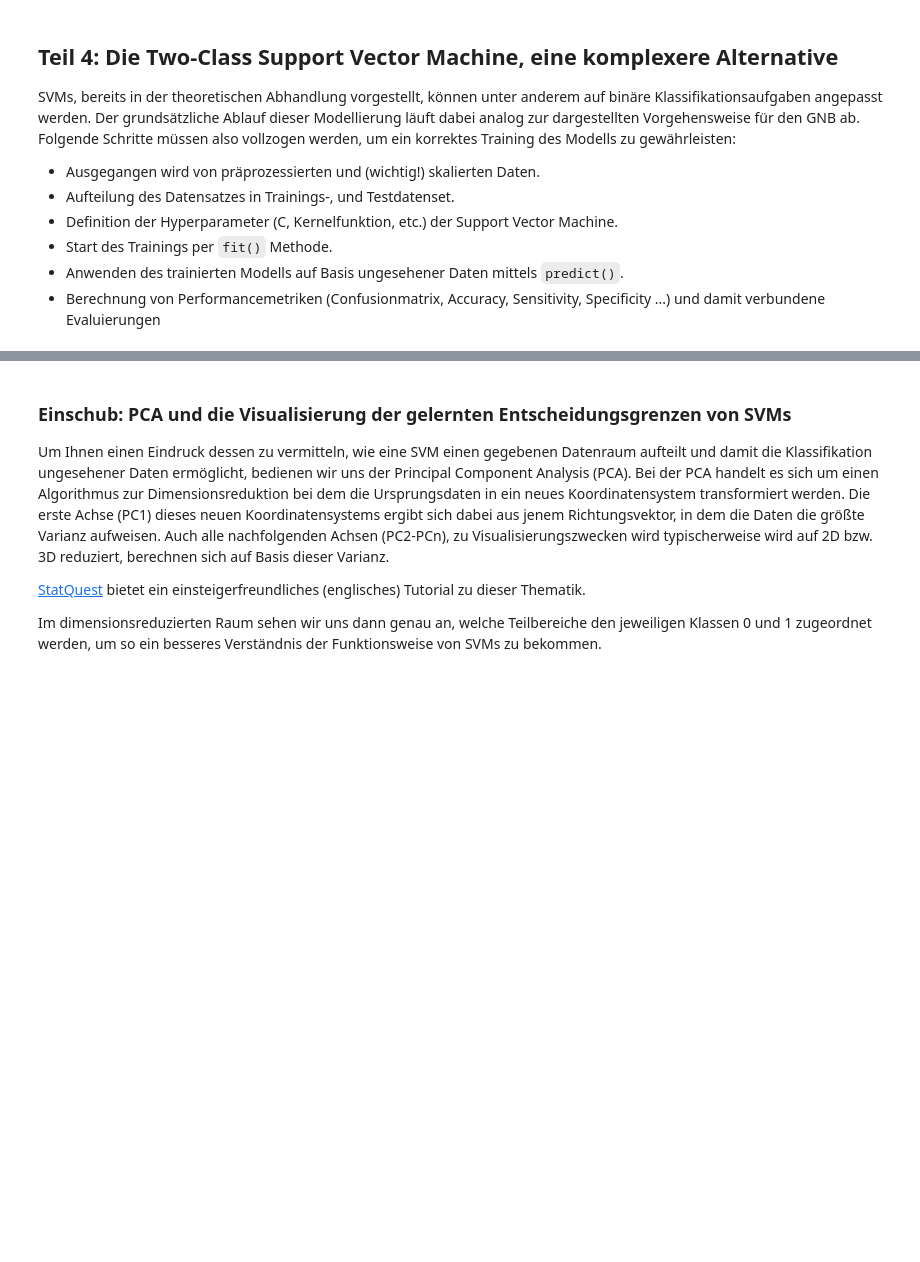
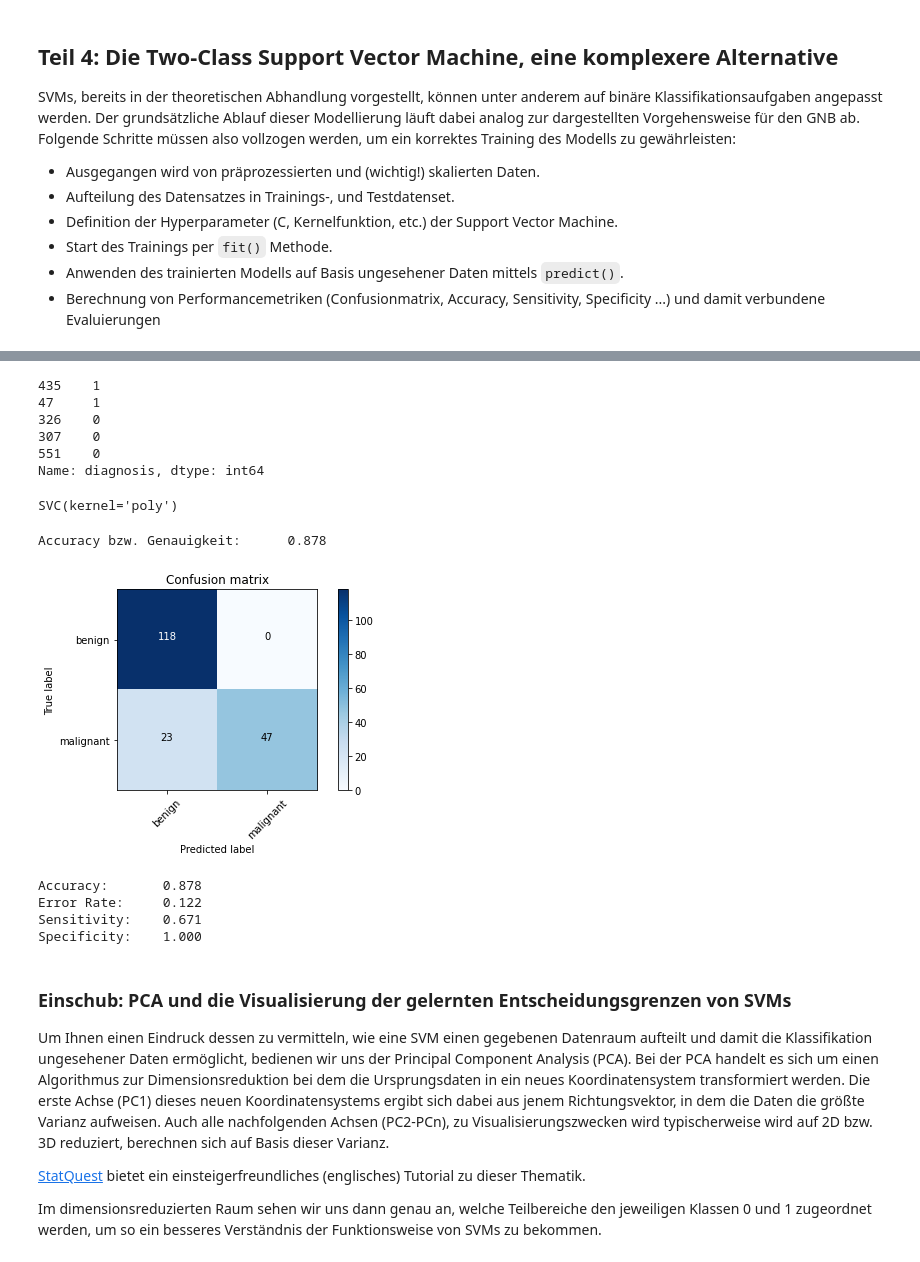
Before and after one commit to mschirl/bc-workshop-data-science, a Jupyter notebook: 03_Introduction_Modeling/03_Task_BreastCancerClassification_template.ipynb, the cells around one changed output, grey strips where cells are left out. Cells and saved outputs as stored; diff of their text form; code cells hidden in the pictures; blank space fills up the shorter version.

```diff
--- a/03_Introduction_Modeling/03_Task_BreastCancerClassification_template.ipynb
+++ b/03_Introduction_Modeling/03_Task_BreastCancerClassification_template.ipynb
@@ -429,0 +558,31 @@ Folgende Schritte müssen also vollzogen werden, um ein korrektes Training des M
+# %%
+y_train.head()
+# %% [output]
+435    1
+47     1
+326    0
+307    0
+551    0
+Name: diagnosis, dtype: int64
+# %%
+twoclass_svm = SVC(kernel='poly', degree=3)
+# %%
+twoclass_svm.fit(X_train_sc, y_train)
+# %% [output]
+SVC(kernel='poly')
+# %%
+y_pred_svm = twoclass_svm.predict(X_test_sc)
+# %%
+acc = accuracy_score(y_test, y_pred_svm)
+
+print(f'Accuracy bzw. Genauigkeit:\t{acc:.3f}')
+# %% [output]
+Accuracy bzw. Genauigkeit:      0.878
+# %%
+cm_svm = confusion_matrix(y_test, y_pred_svm)
+
+class_names = ['benign', 'malignant']
+
+plot_confusion_matrix(cm_svm, class_names)
+# %% [output]
+[figure, added]
@@ -430,3 +594,18 @@ Folgende Schritte müssen also vollzogen werden, um ein korrektes Training des M
+# %%
+acc = (tp + tn) / (tp + tn + fp + fn)
+tpr = tp / (tp + fn)
+tnr = tn / (tn + fp)
+
+
+print(f'Accuracy:\t{acc:.3f}')
+print(f'Error Rate:\t{1-acc:.3f}')
+print(f'Sensitivity:\t{tpr:.3f}')
+print(f'Specificity:\t{tnr:.3f}')
+# %% [output]
+Accuracy:       0.878
+Error Rate:     0.122
+Sensitivity:    0.671
+Specificity:    1.000
 # %% [markdown]
 ### Einschub: PCA und die Visualisierung der gelernten Entscheidungsgrenzen von SVMs
 Um Ihnen einen Eindruck dessen zu vermitteln, wie eine SVM einen gegebenen Datenraum aufteilt und damit die Klassifikation ungesehener Daten ermöglicht, bedienen wir uns der Principal Component Analysis (PCA). Bei der PCA handelt es sich um einen Algorithmus zur Dimensionsreduktion bei dem die Ursprungsdaten in ein neues Koordinatensystem transformiert werden. Die erste Achse (PC1) dieses neuen Koordinatensystems ergibt sich dabei aus jenem Richtungsvektor, in dem die Daten die größte Varianz aufweisen. Auch alle nachfolgenden Achsen (PC2-PCn), zu Visualisierungszwecken wird typischerweise wird auf 2D bzw. 3D reduziert, berechnen sich auf Basis dieser Varianz.
```
Also changed, not shown: parts of 53 cells of this notebook.
